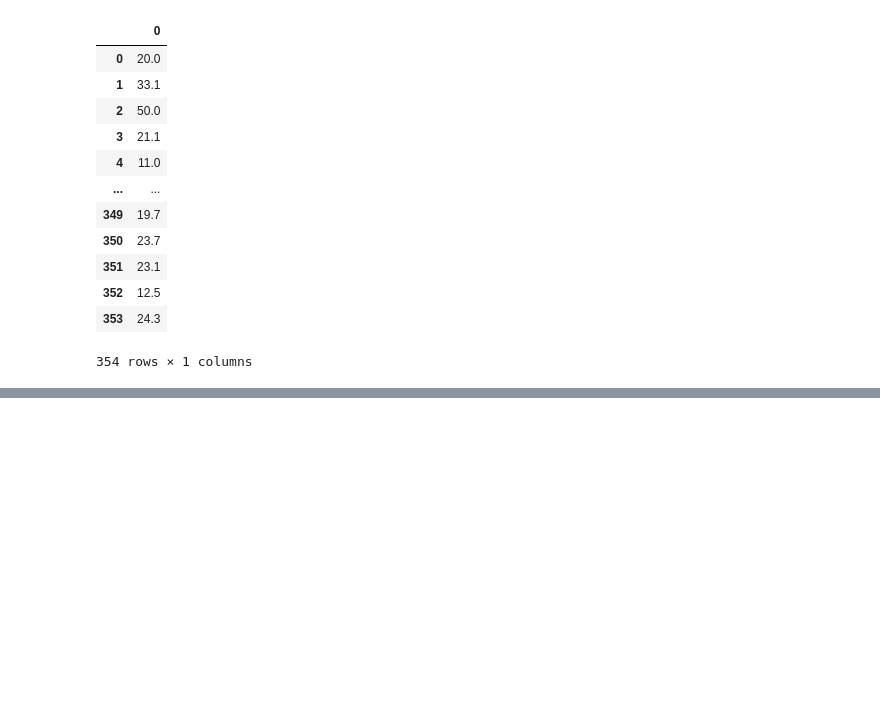
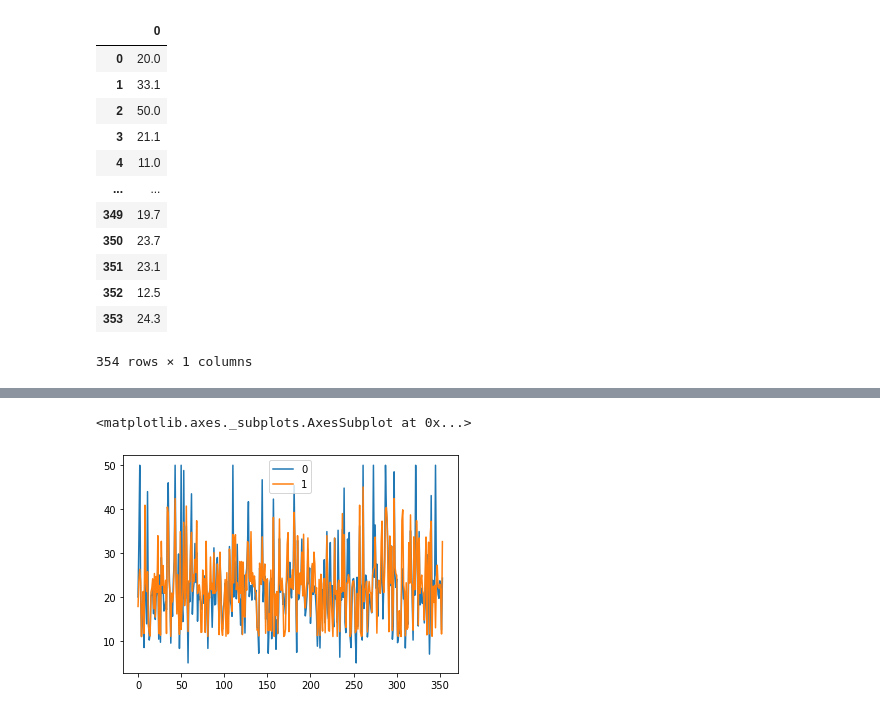
Before and after one commit to DaniloBenjamin/Deep_Learning, a Jupyter notebook: boston_housing/redes_neurais_densas_01.ipynb, the cells around one changed output, grey strips where cells are left out. Cells and saved outputs as stored; diff of their text form; code cells hidden in the pictures; blank space fills up the shorter version.

```diff
--- a/boston_housing/redes_neurais_densas_01.ipynb
+++ b/boston_housing/redes_neurais_densas_01.ipynb
@@ -40,0 +132,5 @@ teste = pd.concat([pd.DataFrame(dataset[1][0]),pd.DataFrame(dataset[1][1])], axi
+# %%
+analise.plot()
+# %% [output]
+<matplotlib.axes._subplots.AxesSubplot at 0x...>
+[figure, added]
```
Also changed, not shown: parts of 17 cells of this notebook.
